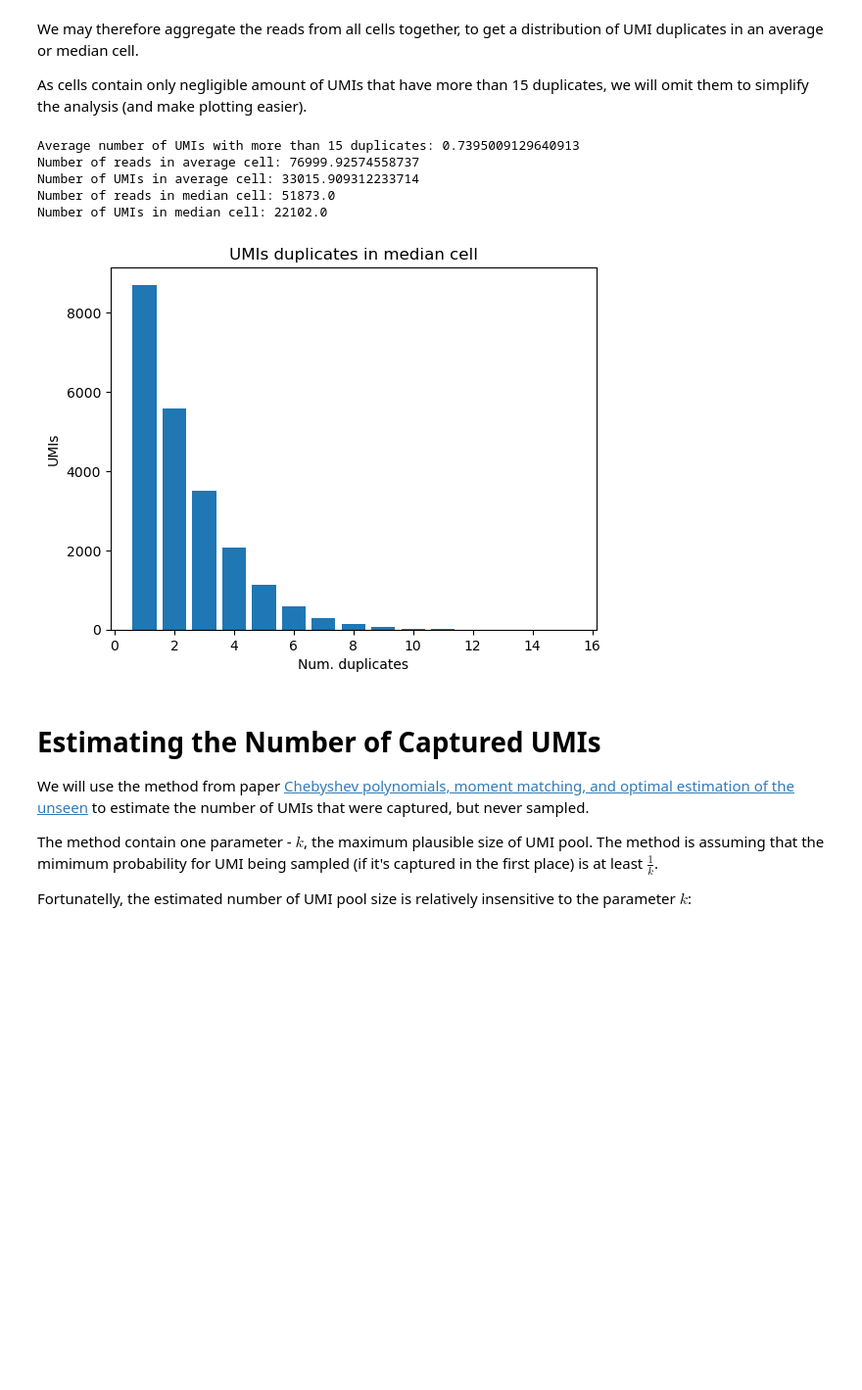
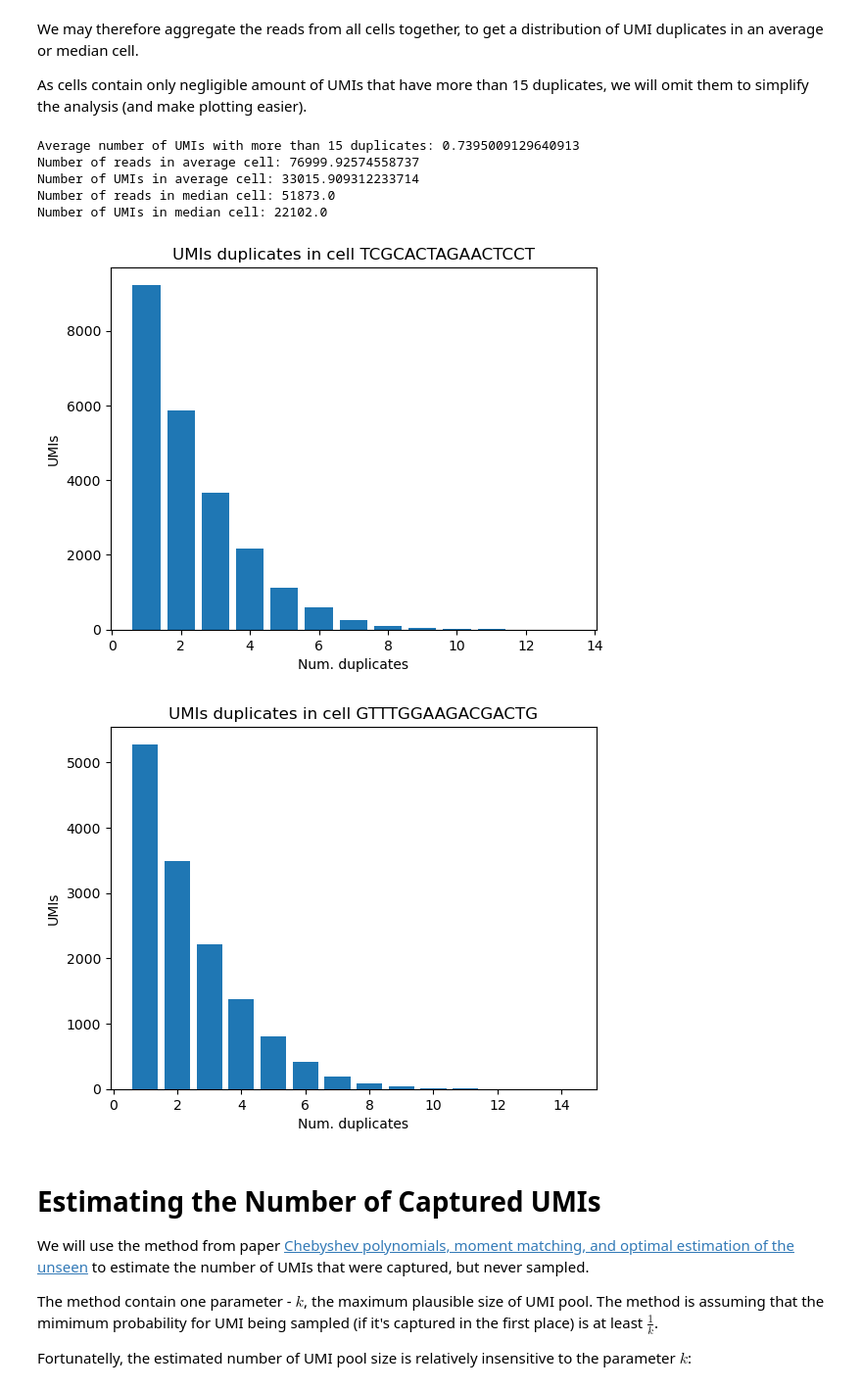
Before and after one commit to jkoubele/phd-stuff, a Jupyter notebook: 02_power_analysis/Usable_UMIs_amount_estimation.ipynb, the cells around one changed output. Shown at 98% size. Drawn from its saved outputs; the diff is of its cells as text; code cells hidden in the pictures; blank space fills up the shorter version.

```diff
--- a/02_power_analysis/Usable_UMIs_amount_estimation.ipynb
+++ b/02_power_analysis/Usable_UMIs_amount_estimation.ipynb
@@ -140,35 +141,55 @@ average_cell_duplicate_counter = {duplicate_number:
 print(
     f"Average number of UMIs with more than 15 duplicates: {sum([value for key, value in average_cell_duplicate_counter.items() if key > 15])}")
 average_cell_duplicate_counter = {key: value for key, value in average_cell_duplicate_counter.items() if key <= 15}
 average_cell_duplicate_counter = OrderedDict(
     {key: average_cell_duplicate_counter[key] for key in sorted(average_cell_duplicate_counter.keys())})
 print(f"Number of reads in average cell: {sum([key * value for key, value in average_cell_duplicate_counter.items()])}")
 print(f"Number of UMIs in average cell: {sum(average_cell_duplicate_counter.values())}")
 
 median_cell_duplicate_counter = OrderedDict({duplicate_number:
                                                  np.median([cell.duplicate_counter[
                                                                 duplicate_number] if duplicate_number in cell.duplicate_counter else 0
                                                             for cell in cells])
                                              for duplicate_number in range(1, 16)})
 
 median_cell_num_reads = sum([key * value for key, value in median_cell_duplicate_counter.items()])
 median_cell_num_umis = sum(median_cell_duplicate_counter.values())
 print(f"Number of reads in median cell: {median_cell_num_reads}")
 print(f"Number of UMIs in median cell: {median_cell_num_umis}")
 
+"""
 plt.bar(median_cell_duplicate_counter.keys(), height=median_cell_duplicate_counter.values())
-plt.title('UMIs duplicates in median cell')
+plt.title('UMIs duplicates in cell')
 plt.ylabel('UMIs')
 plt.xlabel('Num. duplicates')
 plt.savefig('umi_duplicate_median_cell_histogram.png')
 plt.show()
+"""
+
+dataset.cells[0]
+dataset.cells[1]
+
+plt.bar(dataset.cells[0].duplicate_counter.keys(), height=dataset.cells[0].duplicate_counter.values())
+plt.title(f'UMIs duplicates in cell {dataset.cells[0].barcode}')
+plt.ylabel('UMIs')
+plt.xlabel('Num. duplicates')
+plt.savefig('umi_duplicate_cell_1.png')
+plt.show()
+
+plt.bar(dataset.cells[1].duplicate_counter.keys(), height=dataset.cells[1].duplicate_counter.values())
+plt.title(f'UMIs duplicates in cell {dataset.cells[1234].barcode}')
+plt.ylabel('UMIs')
+plt.xlabel('Num. duplicates')
+plt.savefig('umi_duplicate_cell_2.png')
+plt.show()
 # %% [output]
 Average number of UMIs with more than 15 duplicates: 0.7395009129640913
 Number of reads in average cell: 76999.92574558737
 Number of UMIs in average cell: 33015.909312233714
 Number of reads in median cell: 51873.0
 Number of UMIs in median cell: 22102.0
-[figure, old version]
+[figure, new version]
+[figure, added]
 # %% [markdown]
 # Estimating the Number of Captured UMIs
 We will use the method from paper [Chebyshev polynomials, moment matching, and optimal estimation of the unseen](https://projecteuclid.org/journals/annals-of-statistics/volume-47/issue-2/Chebyshev-polynomials-moment-matching-and-optimal-estimation-of-the-unseen/10.1214/17-AOS1665.full) to estimate the number of UMIs that were captured, but never sampled.
```
Also changed, not shown: parts of 9 cells of this notebook, 1 other file.
